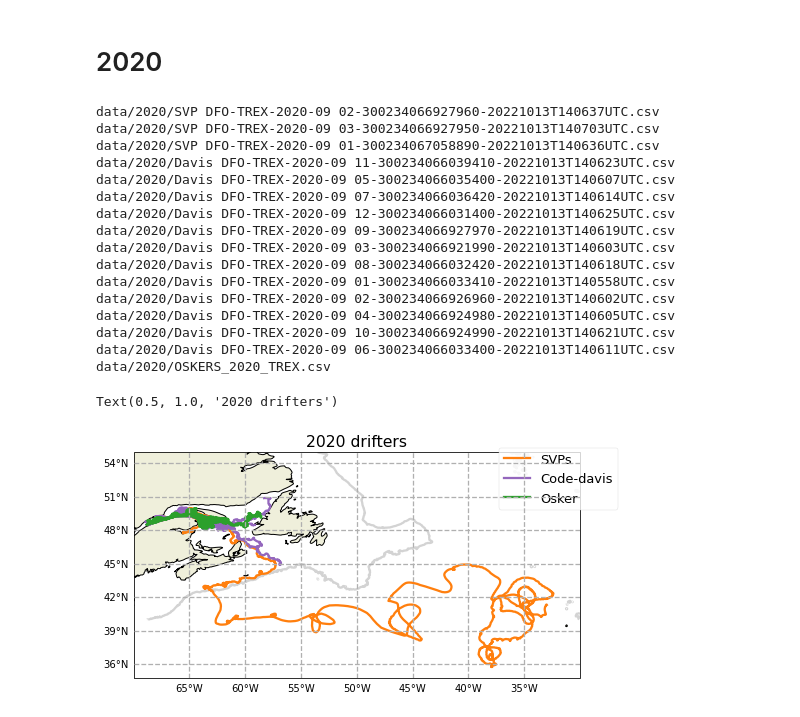
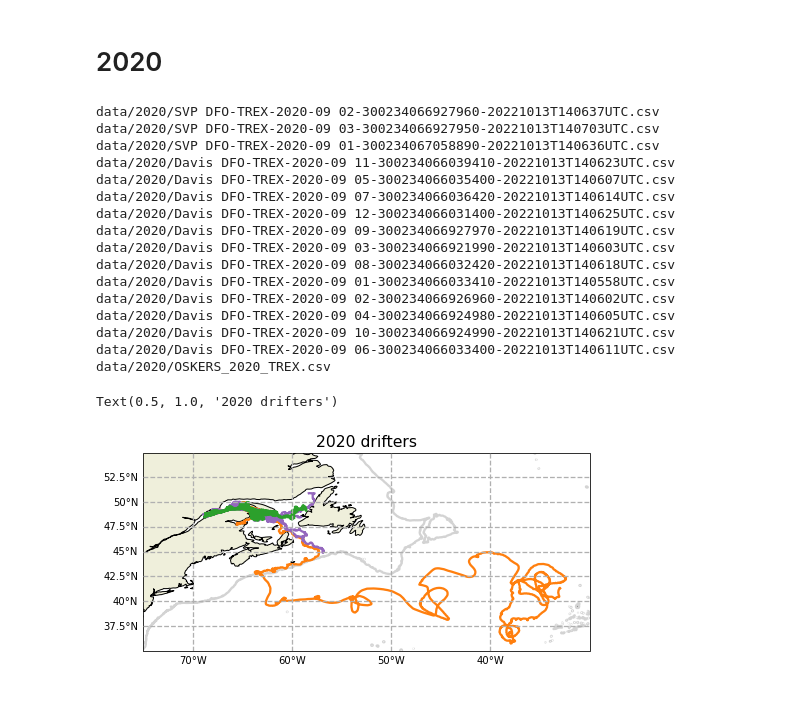
Before and after one commit to nsoontie/ocn_nav, a Jupyter notebook: notebooks/drifters/CONCEPTS-2022/OPPDrifters2020.ipynb, the cells around one changed output. Cells and saved outputs as stored; diff of their text form; code cells hidden in the pictures.

```diff
--- a/notebooks/drifters/CONCEPTS-2022/OPPDrifters2020.ipynb
+++ b/notebooks/drifters/CONCEPTS-2022/OPPDrifters2020.ipynb
@@ -17,8 +17,8 @@ plt.style.use('seaborn-talk')
 # %%
 year=2020
 # %%
-lat_min=40
-lon_min=-70
+lat_min=35
+lon_min=-75
 lat_max=55
 lon_max=-30
 # %%
@@ -46,7 +46,7 @@ def plot_bathymetry(ax, etopo):
     lats = etopo.y.values
     lons, lats = np.meshgrid(lons,lats)
     bathy = etopo.z.values
-    levels = [-1500,]
+    levels = [-1000,]
     CS = ax.contour(lons,lats,bathy,levels, transform=ccrs.PlateCarree(),
                     linestyles='solid', linewidth=0.05,colors='lightgrey')
 # %%
@@ -108,34 +108,34 @@ def plot_oskers(files, ax):
 # %%
 fig = plt.figure(figsize=(8,10))
 ax = fig.add_subplot(1, 1, 1, projection=ccrs.PlateCarree())
 
 plot_bathymetry(ax,esel)
 plot_SVPs(SVPs, ax)
 plot_davis(codes, ax)
 plot_oskers(oskers, ax)
 
 plot_stokes(stokes, ax)
 pretty_map(ax)
-ax.legend(bbox_to_anchor=(1.1, 1.05))
+#ax.legend(bbox_to_anchor=(1.1, 1.05))
 ax.set_title(f'{year} drifters')
 # %% [output]
 data/2020/SVP DFO-TREX-2020-09 02-300234066927960-20221013T140637UTC.csv
 data/2020/SVP DFO-TREX-2020-09 03-300234066927950-20221013T140703UTC.csv
 data/2020/SVP DFO-TREX-2020-09 01-300234067058890-20221013T140636UTC.csv
 data/2020/Davis DFO-TREX-2020-09 11-300234066039410-20221013T140623UTC.csv
 data/2020/Davis DFO-TREX-2020-09 05-300234066035400-20221013T140607UTC.csv
 data/2020/Davis DFO-TREX-2020-09 07-300234066036420-20221013T140614UTC.csv
 data/2020/Davis DFO-TREX-2020-09 12-300234066031400-20221013T140625UTC.csv
 data/2020/Davis DFO-TREX-2020-09 09-300234066927970-20221013T140619UTC.csv
 data/2020/Davis DFO-TREX-2020-09 03-300234066921990-20221013T140603UTC.csv
 data/2020/Davis DFO-TREX-2020-09 08-300234066032420-20221013T140618UTC.csv
 data/2020/Davis DFO-TREX-2020-09 01-300234066033410-20221013T140558UTC.csv
 data/2020/Davis DFO-TREX-2020-09 02-300234066926960-20221013T140602UTC.csv
 data/2020/Davis DFO-TREX-2020-09 04-300234066924980-20221013T140605UTC.csv
 data/2020/Davis DFO-TREX-2020-09 10-300234066924990-20221013T140621UTC.csv
 data/2020/Davis DFO-TREX-2020-09 06-300234066033400-20221013T140611UTC.csv
 data/2020/OSKERS_2020_TREX.csv
 Text(0.5, 1.0, '2020 drifters')
-[figure, old version]
+[figure, new version]
 # %%
 fig.savefig('2020EastCoastdeployments.png', bbox_inches='tight')
```
Also changed, not shown: 10 other files.
